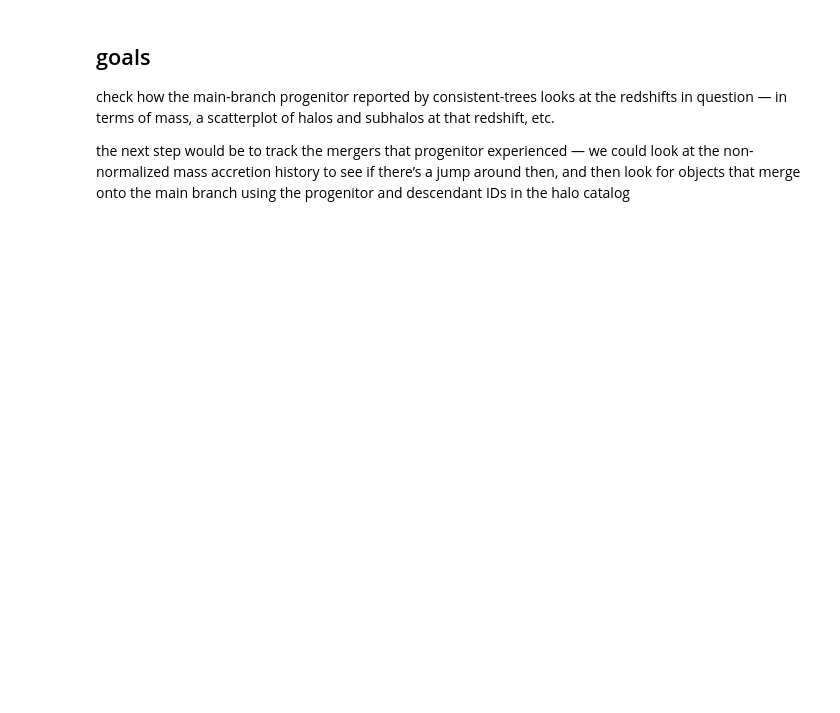
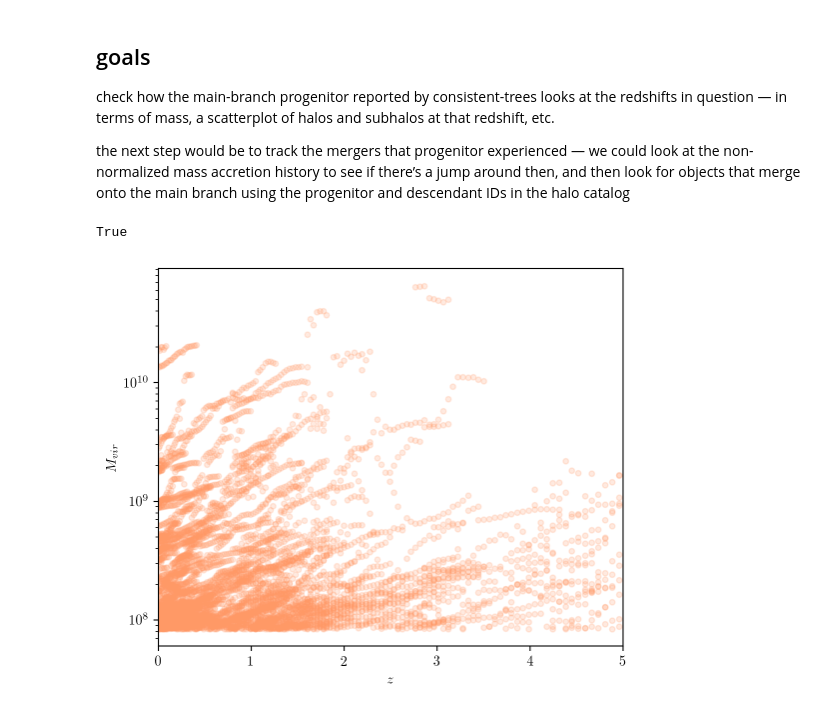
Before and after one commit to theotherlogan/nsbp-2023, a Jupyter notebook: notebooks/halo023_fixes.ipynb, the cells around one changed output. Drawn from its saved outputs; the diff is of its cells as text; code cells hidden in the pictures; blank space fills up the shorter version.

Commit message:
more 023 troubleshooting, new plot

```diff
--- a/notebooks/halo023_fixes.ipynb
+++ b/notebooks/halo023_fixes.ipynb
@@ -66,3 +66,27 @@ sim_colors['fdm_490e-22eV'] = custom_cet_fdm[5]
 check how the main-branch progenitor reported by consistent-trees looks at the redshifts in question — in terms of mass, a scatterplot of halos and subhalos at that redshift, etc.
 
 the next step would be to track the mergers that progenitor experienced — we could look at the non-normalized mass accretion history to see if there’s a jump around then, and then look for objects that merge onto the main branch using the progenitor and descendant IDs in the halo catalog
+# %%
+halo_id = 'Halo023'
+model = 'cdm'
+
+dm = hlist(model=model, halo_id=halo_id)
+dm.load_hmb()
+dm.load_hlists()
+# %% [output]
+True
+# %%
+plt.figure(figsize=(6,5))
+
+for z in tqdm((1/dm.hmb['scale']) - 1):
+
+    isolated, subhalos = dm.get_z(z)
+    mass_cut = subhalos['Mvir']/0.7 > 1.2e8
+    plt.scatter(z * np.ones(subhalos[mass_cut].shape), subhalos[mass_cut]['Mvir'], color=sim_colors['wdm_4'], alpha = 0.2, s = 15)
+
+plt.xlabel('$z$')
+plt.ylabel('$M_{vir}$')
+plt.xlim(0, 5)
+plt.yscale('log')
+# %% [output]
+[figure, added]
```
